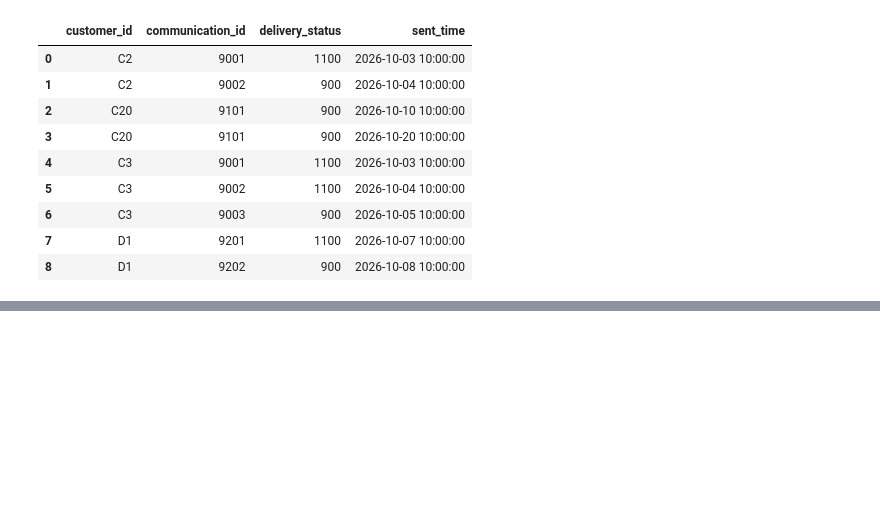
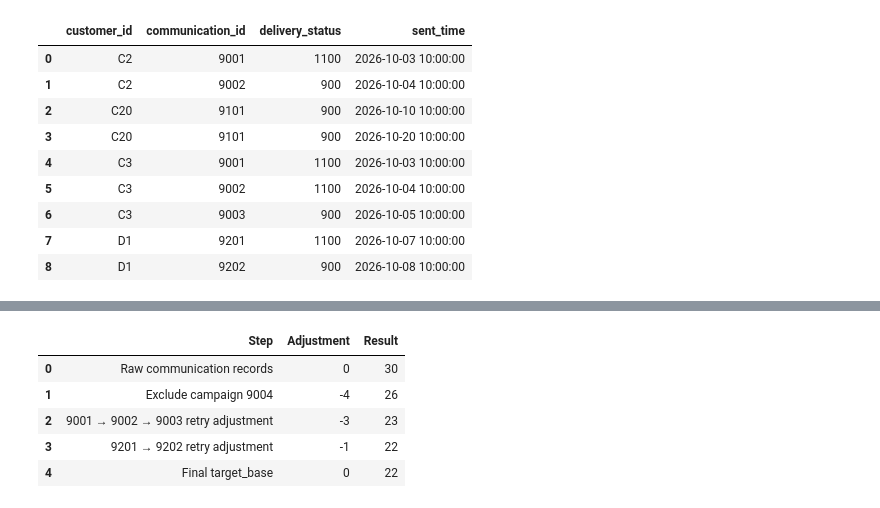
Before and after one commit to piyushkalra002/xeno_data_analysis_assignment, a Jupyter notebook: Analysis.ipynb, the cells around one changed output, grey strips where cells are left out. Drawn from its saved outputs; the diff is of its cells as text; code cells hidden in the pictures; blank space fills up the shorter version.

```diff
--- a/Analysis.ipynb
+++ b/Analysis.ipynb
@@ -129,0 +364,33 @@ from t
+# %%
+reconciliation = pd.DataFrame({
+    "Step": [
+        "Raw communication records",
+        "Exclude campaign 9004",
+        "9001 → 9002 → 9003 retry adjustment",
+        "9201 → 9202 retry adjustment",
+        "Final target_base"
+    ],
+    "Adjustment": [
+        0,
+        -4,
+        -3,
+        -1,
+        0
+    ],
+    "Result": [
+        30,
+        26,
+        23,
+        22,
+        22
+    ]
+})
+
+reconciliation
+# %% [output]
+|  | Step | Adjustment | Result |
+| 0 | Raw communication records | 0 | 30 |
+| 1 | Exclude campaign 9004 | -4 | 26 |
+| 2 | 9001 → 9002 → 9003 retry adjustment | -3 | 23 |
+| 3 | 9201 → 9202 retry adjustment | -1 | 22 |
+| 4 | Final target_base | 0 | 22 |
```
Also changed, not shown: parts of 27 cells of this notebook.
